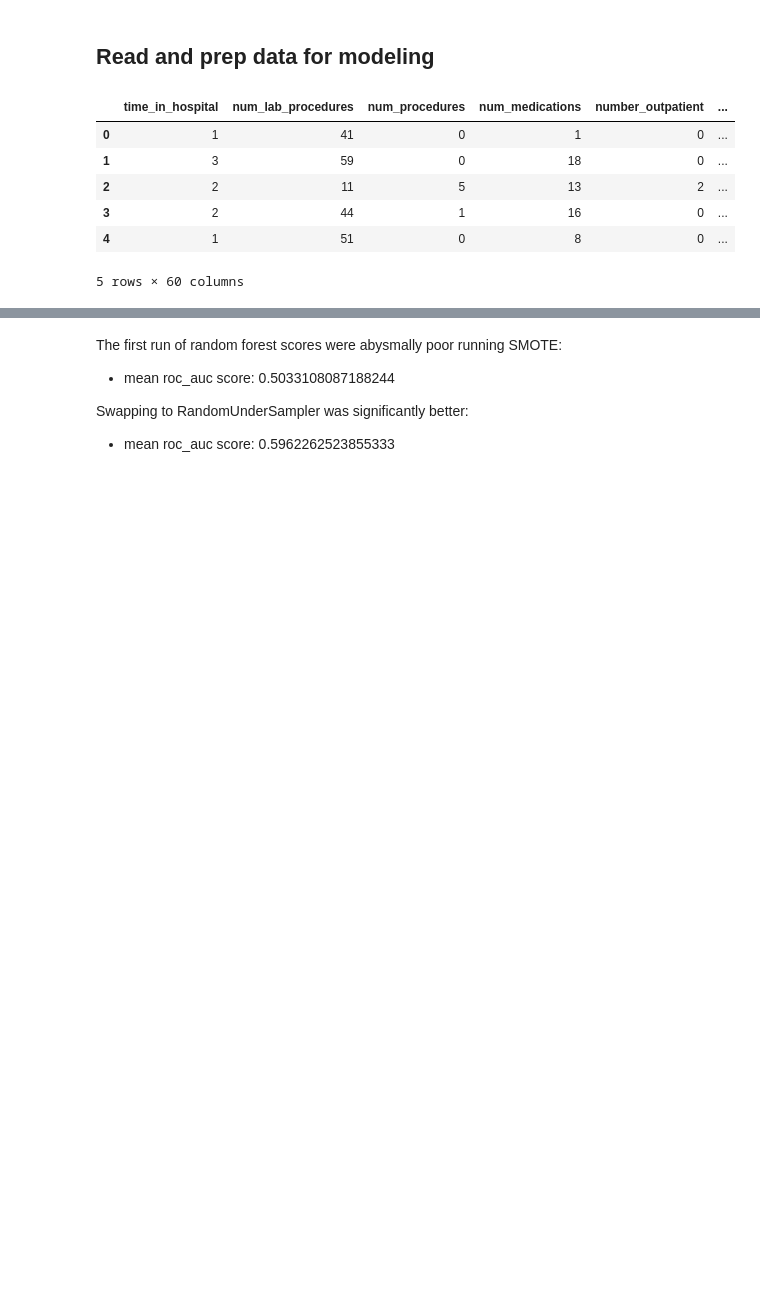
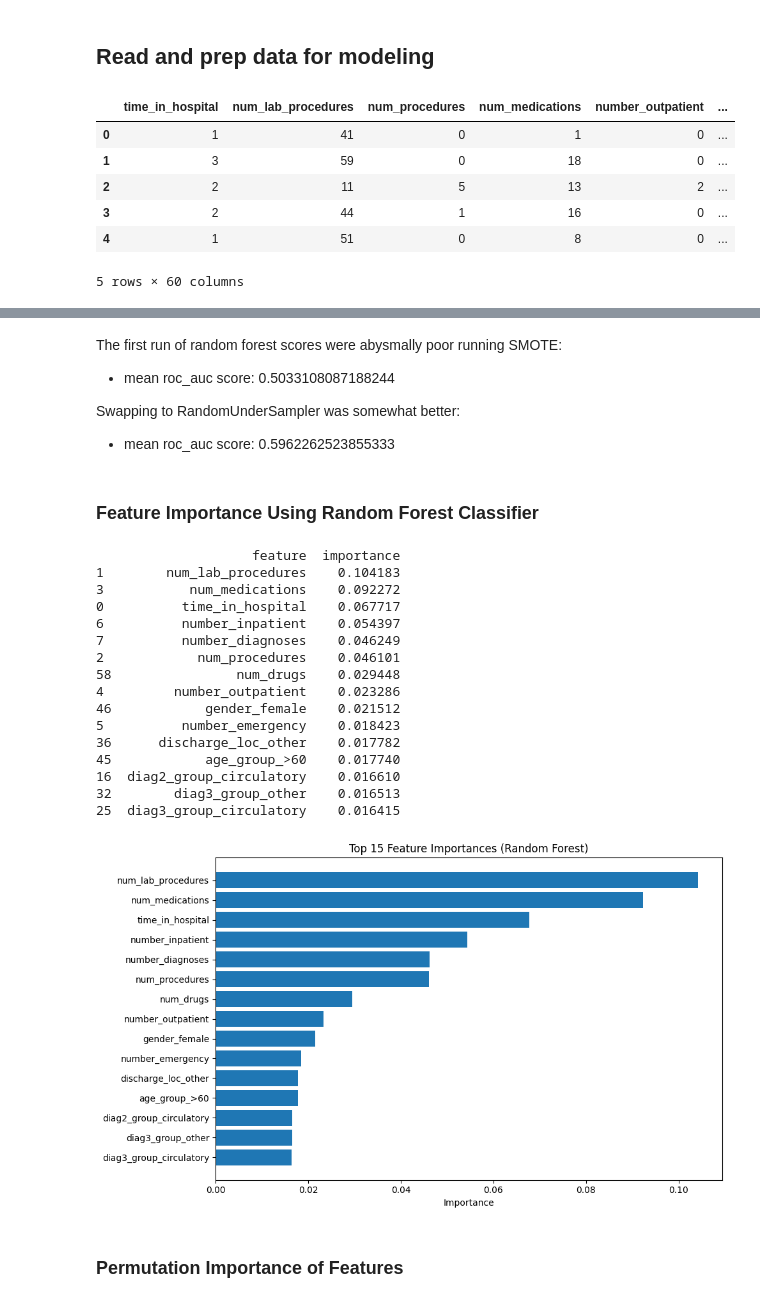
Before and after one commit to meaton96/Eaton_633_Project, a Jupyter notebook: notebooks/02_Random_Forest.ipynb, the cells around one changed output, grey strips where cells are left out. Drawn from its saved outputs; the diff is of its cells as text; code cells hidden in the pictures; blank space fills up the shorter version.

Commit message:
feature importance exploration

```diff
--- a/notebooks/02_Random_Forest.ipynb
+++ b/notebooks/02_Random_Forest.ipynb
@@ -71,5 +72,5 @@ mean roc_auc score:  0.5962262523855333
 The first run of random forest scores were abysmally poor running SMOTE:
  - mean roc_auc score:  0.5033108087188244
 
-Swapping to RandomUnderSampler was significantly better:
+Swapping to RandomUnderSampler was somewhat better:
 - mean roc_auc score:  0.5962262523855333
@@ -75,0 +114,33 @@ Swapping to RandomUnderSampler was significantly better:
+# %% [markdown]
+### Feature Importance Using Random Forest Classifier
+# %%
+
+
+
+X_train_0, X_validate, y_train_0, y_validate = train_test_split(X_train, y_train, test_size=0.2, random_state=42, stratify=y_train)
+
+pipe_rf_0 = make_rf_pipe()
+
+pipe_rf_0.fit(X_train_0, y_train_0)
+
+check_feature_importances(pipe_rf_0, feat_names=X_train_0.columns)
+# %% [output]
+                    feature  importance
+1        num_lab_procedures    0.104183
+3           num_medications    0.092272
+0          time_in_hospital    0.067717
+6          number_inpatient    0.054397
+7          number_diagnoses    0.046249
+2            num_procedures    0.046101
+58                num_drugs    0.029448
+4         number_outpatient    0.023286
+46            gender_female    0.021512
+5          number_emergency    0.018423
+36      discharge_loc_other    0.017782
+45            age_group_>60    0.017740
+16  diag2_group_circulatory    0.016610
+32        diag3_group_other    0.016513
+25  diag3_group_circulatory    0.016415
+[figure, added]
+# %% [markdown]
+### Permutation Importance of Features
```
Also changed, not shown: parts of 8 cells of this notebook, 1 other file.
